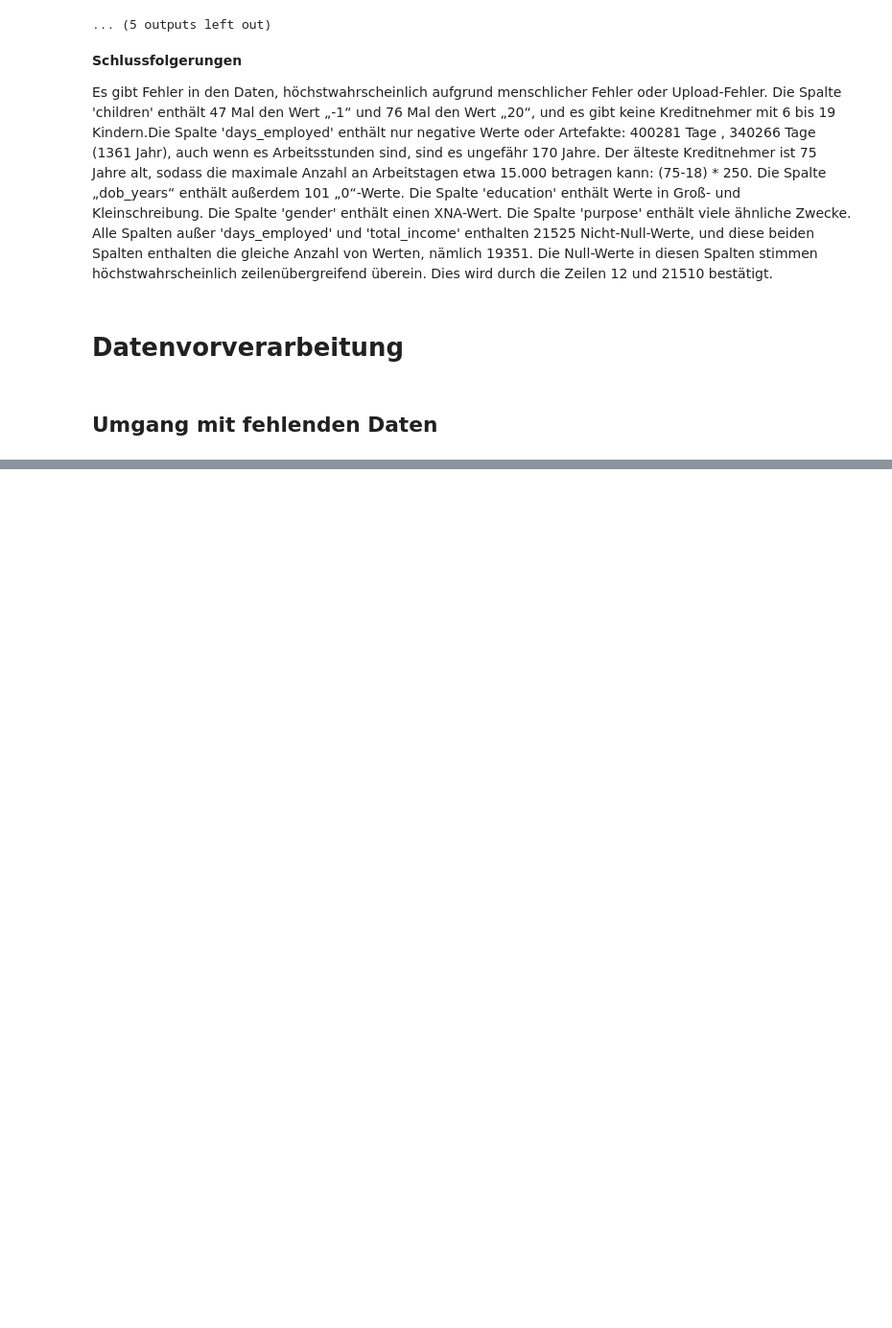
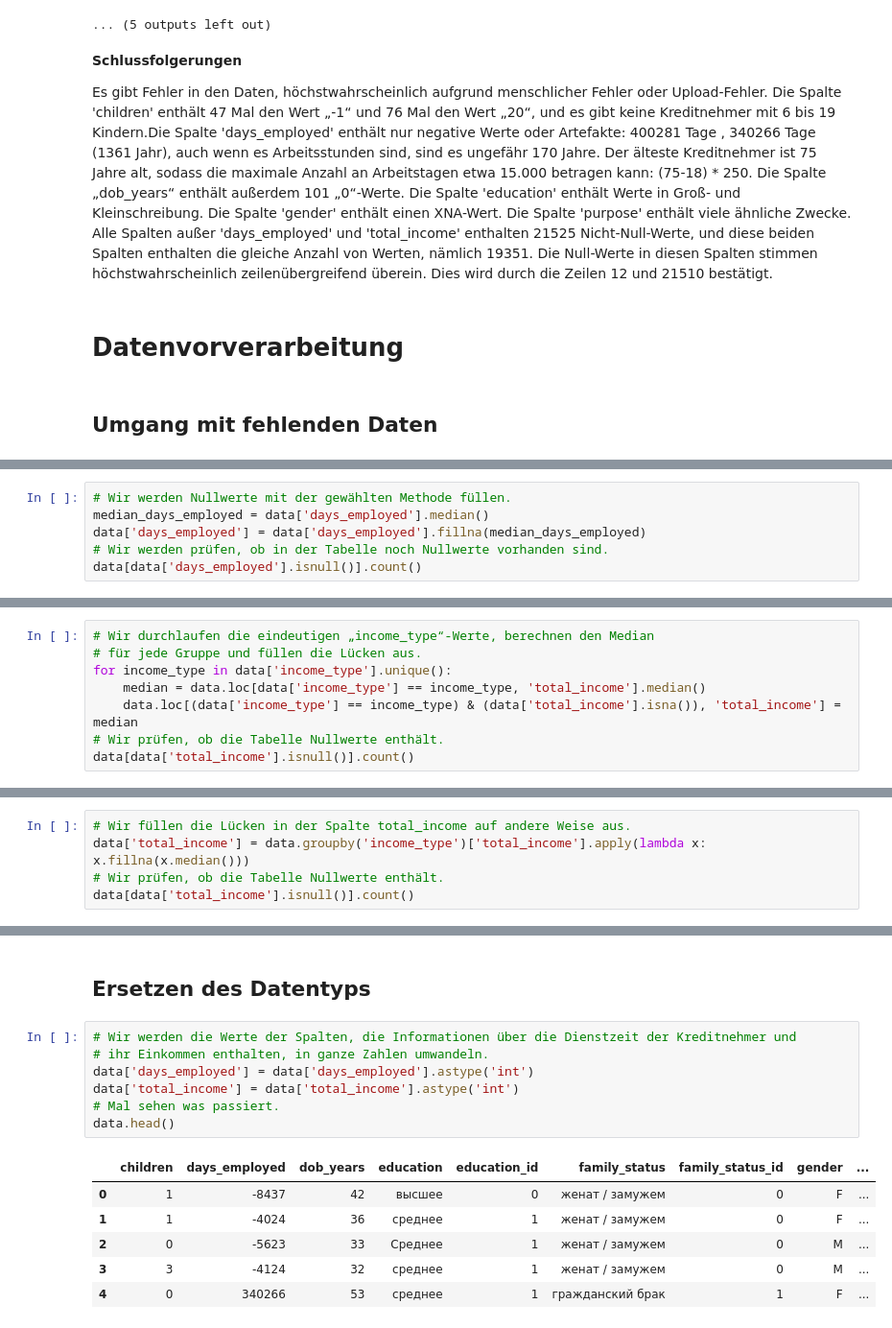
Before and after one commit to Konstantin5054232/ausbildungsprojekte, a Jupyter notebook: 02_Kreditnehmer_Zuverlässigkeitsstudie/Kreditnehmer_Zuverlässigkeitsstudie.ipynb, the cells around one changed output, grey strips where cells are left out. Shown at 96% size. Cells and saved outputs as stored; diff of their text form; blank space fills up the shorter version.

```diff
--- a/02_Kreditnehmer_Zuverlässigkeitsstudie/Kreditnehmer_Zuverlässigkeitsstudie.ipynb
+++ b/02_Kreditnehmer_Zuverlässigkeitsstudie/Kreditnehmer_Zuverlässigkeitsstudie.ipynb
@@ -146,0 +206,6 @@ Es gibt Fehler in den Daten, höchstwahrscheinlich aufgrund menschlicher Fehler
+# %%
+# Wir werden Nullwerte mit der gewählten Methode füllen.
+median_days_employed = data['days_employed'].median()
+data['days_employed'] = data['days_employed'].fillna(median_days_employed)
+# Wir werden prüfen, ob in der Tabelle noch Nullwerte vorhanden sind.
+data[data['days_employed'].isnull()].count()
@@ -146,0 +228,8 @@ Es gibt Fehler in den Daten, höchstwahrscheinlich aufgrund menschlicher Fehler
+# %%
+# Wir durchlaufen die eindeutigen „income_type“-Werte, berechnen den Median
+# für jede Gruppe und füllen die Lücken aus.
+for income_type in data['income_type'].unique():
+    median = data.loc[data['income_type'] == income_type, 'total_income'].median()
+    data.loc[(data['income_type'] == income_type) & (data['total_income'].isna()), 'total_income'] = median
+# Wir prüfen, ob die Tabelle Nullwerte enthält.
+data[data['total_income'].isnull()].count()
@@ -146,0 +250,5 @@ Es gibt Fehler in den Daten, höchstwahrscheinlich aufgrund menschlicher Fehler
+# %%
+# Wir füllen die Lücken in der Spalte total_income auf andere Weise aus.
+data['total_income'] = data.groupby('income_type')['total_income'].apply(lambda x: x.fillna(x.median()))
+# Wir prüfen, ob die Tabelle Nullwerte enthält.
+data[data['total_income'].isnull()].count()
@@ -146,0 +273,16 @@ Es gibt Fehler in den Daten, höchstwahrscheinlich aufgrund menschlicher Fehler
+# %% [markdown]
+## Ersetzen des Datentyps
+# %%
+# Wir werden die Werte der Spalten, die Informationen über die Dienstzeit der Kreditnehmer und
+# ihr Einkommen enthalten, in ganze Zahlen umwandeln.
+data['days_employed'] = data['days_employed'].astype('int')
+data['total_income'] = data['total_income'].astype('int')
+# Mal sehen was passiert.
+data.head()
+# %% [output]
+|  | children | days_employed | dob_years | education | education_id | family_status | family_status_id | gender | ... |
+| 0 | 1 | -8437 | 42 | высшее | 0 | женат / замужем | 0 | F | ... |
+| 1 | 1 | -4024 | 36 | среднее | 1 | женат / замужем | 0 | F | ... |
+| 2 | 0 | -5623 | 33 | Среднее | 1 | женат / замужем | 0 | M | ... |
+| 3 | 3 | -4124 | 32 | среднее | 1 | женат / замужем | 0 | M | ... |
+| 4 | 0 | 340266 | 53 | среднее | 1 | гражданский брак | 1 | F | ... |
```
Also changed, not shown: parts of 28 cells of this notebook.
